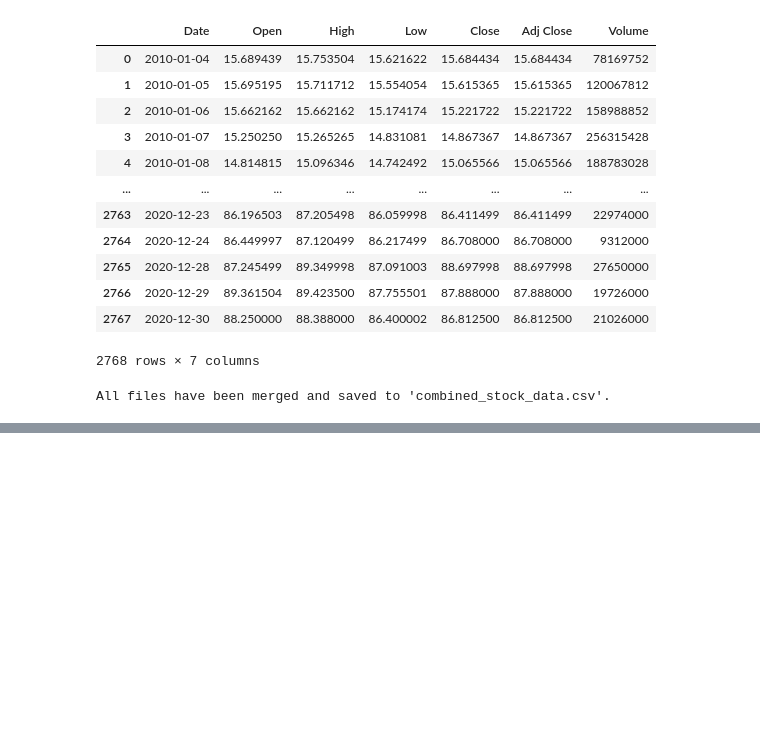
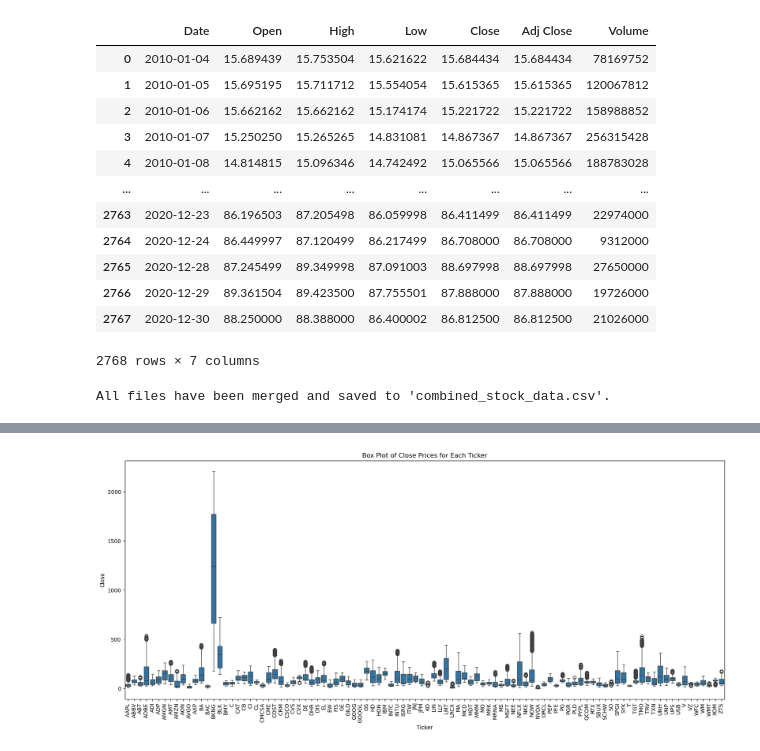
Before and after one commit to philippe2023/stock-price-prediction-ml, a Jupyter notebook: notebooks/workbook.ipynb, the cells around one changed output, grey strips where cells are left out. Saved outputs shown, nothing was run; the diff lists cells and outputs as text; code cells hidden in the pictures; blank space fills up the shorter version.

```diff
--- a/notebooks/workbook.ipynb
+++ b/notebooks/workbook.ipynb
@@ -251,0 +305,9 @@ df_list
+# %%
+# Create a boxplot for 'Close' prices across all tickers
+plt.figure(figsize=(20, 8))  # Adjust the figure size
+sns.boxplot(x='Ticker', y='Close', data=combined_df)
+plt.xticks(rotation=90)  # Rotate ticker labels for better readability
+plt.title('Box Plot of Close Prices for Each Ticker')
+plt.show()
+# %% [output]
+[figure, added]
```
Also changed, not shown: parts of 18 cells of this notebook, 2 other files.
